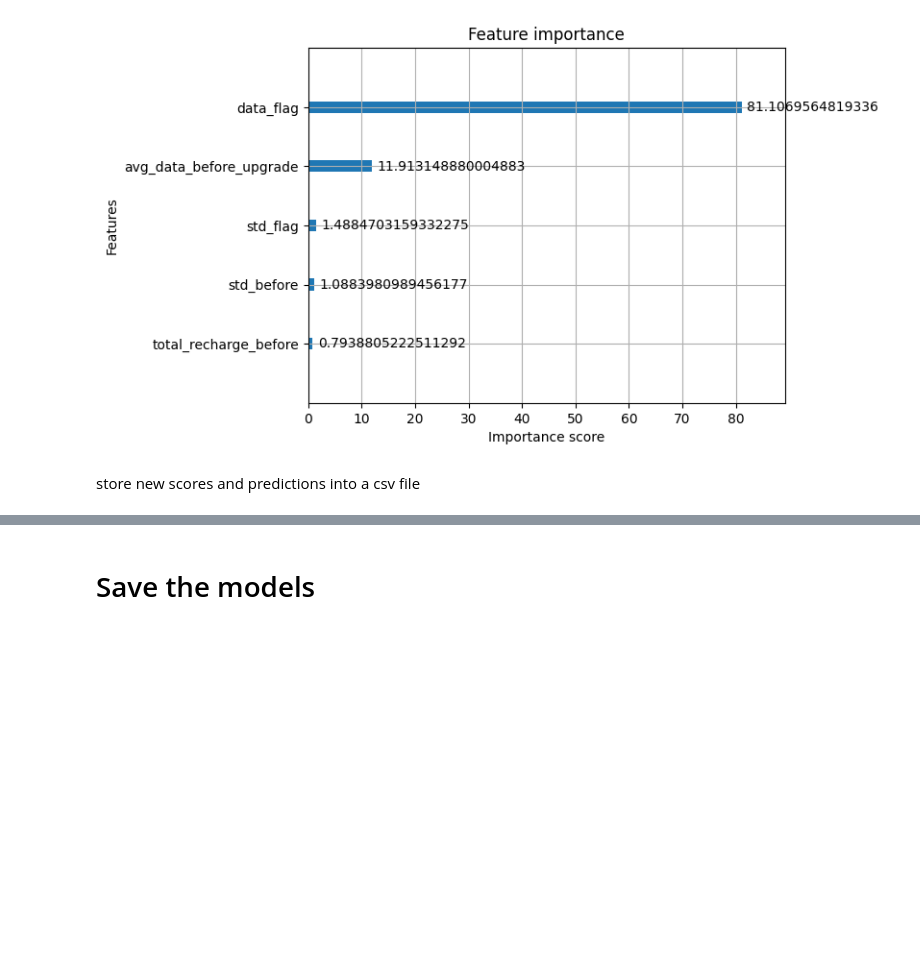
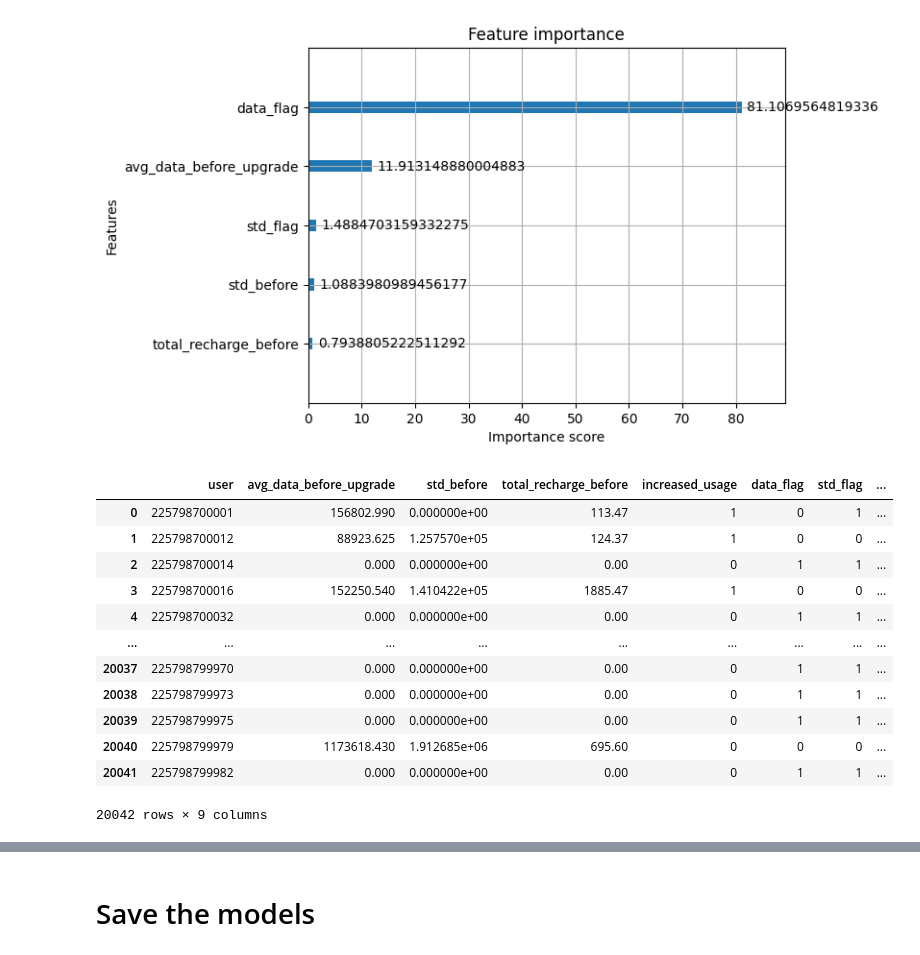
Before and after one commit to Badzoneyv4n/MTN_Data_Up-sell_Project, a Jupyter notebook: notebooks/3_modeling.ipynb, the cells around one changed output, grey strips where cells are left out. Drawn from its saved outputs; the diff is of its cells as text; code cells hidden in the pictures; blank space fills up the shorter version.

Commit message:
added models predictions

```diff
--- a/notebooks/3_modeling.ipynb
+++ b/notebooks/3_modeling.ipynb
@@ -163,18 +184,22 @@ AUC-ROC: 1.0000
 # %%
-xgb_class = XGBClassifier(
+new_info = df
+
+increased_usage_model = XGBClassifier(
     n_estimators=500,
     max_depth=4,
     learning_rate=0.3,
-    random_state=42
+    random_state=42,
+    tree_method='hist',
+    enable_categorical=True,
 )
 
-xgb_class.fit(X_train, y_train)
+increased_usage_model.fit(X_train, y_train)
 
-y_pred_xgb = xgb_class.predict(X_test)
-y_scores_xgb = xgb_class.predict_proba(X_test)[:, 1]
+y_pred_xgb = increased_usage_model.predict(X_test)
+y_scores_xgb = increased_usage_model.predict_proba(X_test)[:, 1]
 
-y_train_pred_xgb = xgb_class.predict(X_train)
-y_train_score_xgb = xgb_class.predict_proba(X_train)[:, 1]
+y_train_pred_xgb = increased_usage_model.predict(X_train)
+y_train_score_xgb = increased_usage_model.predict_proba(X_train)[:, 1]
 
 print('************************Test metrics***********************')
 display_metrics(y_true=y_test, y_pred=y_pred_xgb, y_scores=y_scores_xgb)
@@ -183,7 +208,7 @@ print('************************Train metrics***********************')
 display_metrics(y_true=y_train, y_pred=y_train_pred_xgb, y_scores=y_train_score_xgb)
 
 print('************************Feature importance***********************')
-importances_xgb = xgb_class.feature_importances_
+importances_xgb = increased_usage_model.feature_importances_
 feature_names_xgb = X.columns
 feature_importance_df_xgb = pd.DataFrame({'Feature': feature_names_xgb, 'Importance': importances_xgb})
 feature_importance_df_xgb = feature_importance_df_xgb.sort_values(by='Importance', ascending=False)
@@ -210,5 +235,3 @@ xgb.plot_importance(importance_type='gain', booster=xgb_class)
 # %% [output]
 <Axes: title={'center': 'Feature importance'}, xlabel='Importance score', ylabel='Features'>
 [figure]
-# %% [markdown]
-store new scores and predictions into a csv file
@@ -221,0 +238,24 @@ df_old.to_csv('../data/cleaned/users_segmented_xgb_score.csv', index=False)
+# %%
+X_all = pd.concat([X_train, X_test])
+probs_all = np.concatenate((y_train_score_xgb, y_scores_xgb))
+
+X_all['upgrade_prob_confidence'] = np.round(probs_all, 2)
+
+X_all = X_all.sort_index()
+df = df.sort_index()
+df['upgrade_prob_confidence'] = np.round(X_all['upgrade_prob_confidence'], 2)
+df
+# %% [output]
+|  | user | avg_data_before_upgrade | std_before | total_recharge_before | increased_usage | data_flag | std_flag | ... |
+| 0 | 225798700001 | 156802.990 | 0.000000e+00 | 113.47 | 1 | 0 | 1 | ... |
+| 1 | 225798700012 | 88923.625 | 1.257570e+05 | 124.37 | 1 | 0 | 0 | ... |
+| 2 | 225798700014 | 0.000 | 0.000000e+00 | 0.00 | 0 | 1 | 1 | ... |
+| 3 | 225798700016 | 152250.540 | 1.410422e+05 | 1885.47 | 1 | 0 | 0 | ... |
+| 4 | 225798700032 | 0.000 | 0.000000e+00 | 0.00 | 0 | 1 | 1 | ... |
+| ... | ... | ... | ... | ... | ... | ... | ... | ... |
+| 20037 | 225798799970 | 0.000 | 0.000000e+00 | 0.00 | 0 | 1 | 1 | ... |
+| 20038 | 225798799973 | 0.000 | 0.000000e+00 | 0.00 | 0 | 1 | 1 | ... |
+| 20039 | 225798799975 | 0.000 | 0.000000e+00 | 0.00 | 0 | 1 | 1 | ... |
+| 20040 | 225798799979 | 1173618.430 | 1.912685e+06 | 695.60 | 0 | 0 | 0 | ... |
+| 20041 | 225798799982 | 0.000 | 0.000000e+00 | 0.00 | 0 | 1 | 1 | ... |
+20042 rows × 9 columns
```
Also changed, not shown: parts of 20 cells of this notebook, 10 other files.
